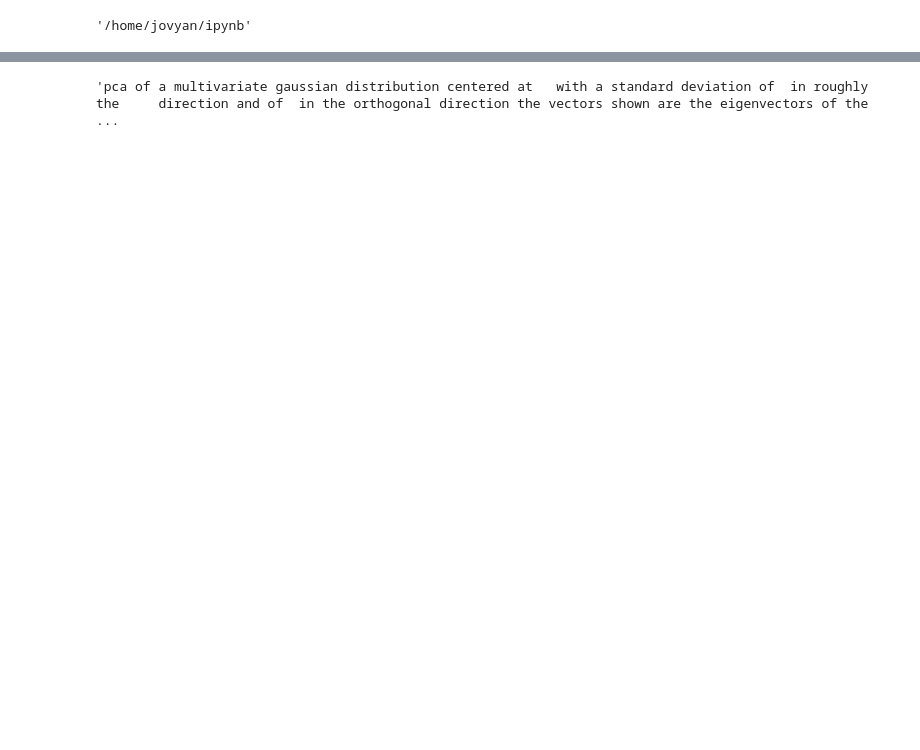
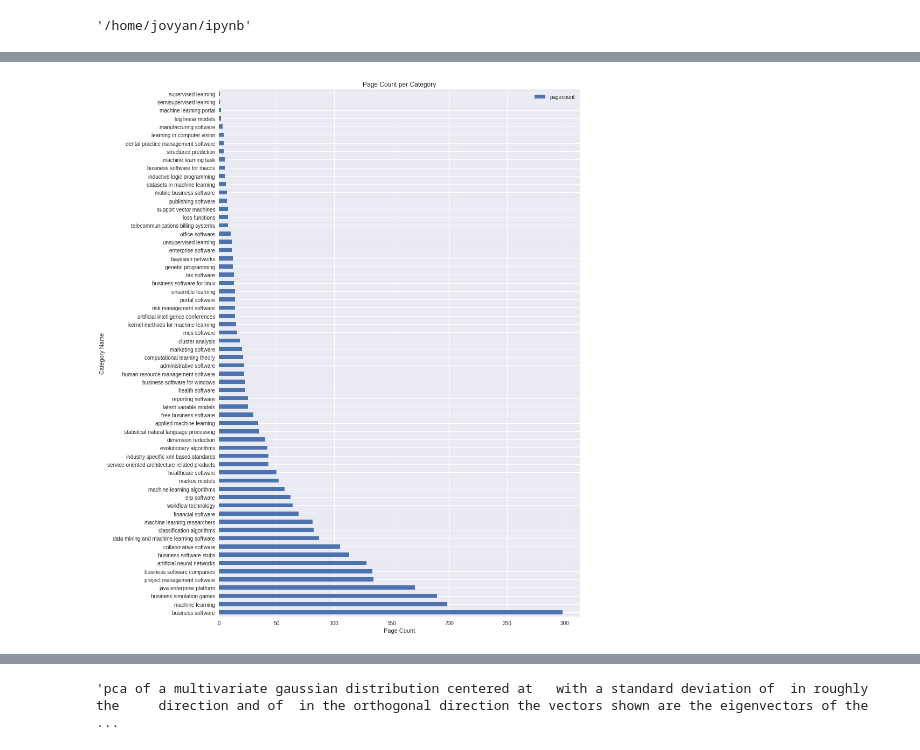
Before and after one commit to datascience-sakshi/Wikipedia_NLP_and_Semantic_Search, a Jupyter notebook: ipynb/Project_4_Part03-Predictive_Category_Model.ipynb, the cells around one changed output, grey strips where cells are left out. Saved outputs shown, nothing was run; the diff lists cells and outputs as text; code cells hidden in the pictures; blank space fills up the shorter version.

```diff
--- a/ipynb/Project_4_Part03-Predictive_Category_Model.ipynb
+++ b/ipynb/Project_4_Part03-Predictive_Category_Model.ipynb
@@ -64,0 +109,9 @@ cat_page_df.sample(5)
+# %%
+# display a plot to visualize how many pagecounts there are per category (across all 64 categories)
+cid_name_pgcount_df[['name', 'pagecount']].plot(x='name', y='pagecount', kind='barh', figsize=(12,18))
+plt.xlabel('Page Count')
+plt.ylabel('Category Name')
+plt.title('Page Count per Category')
+plt.show()
+# %% [output]
+[figure, added]
```
Also changed, not shown: parts of 33 cells of this notebook, 3 other files.
